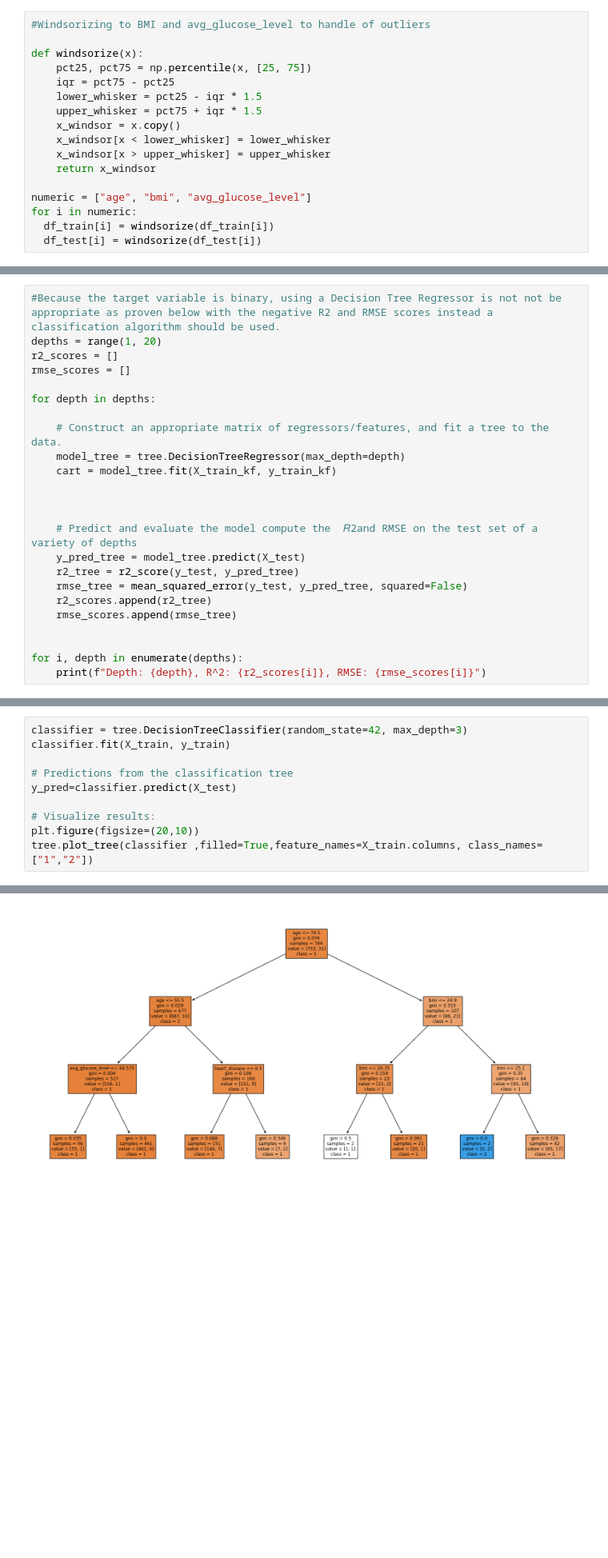
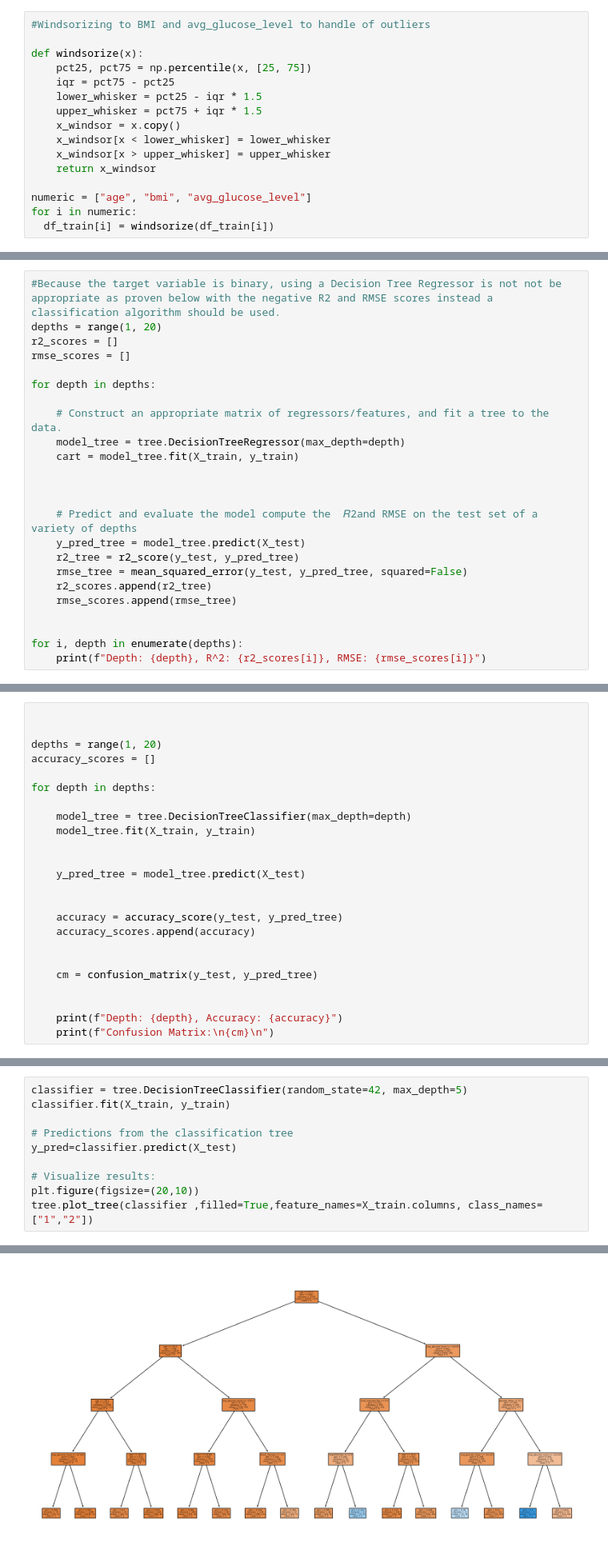
Before and after one commit to manaswinit26/group19, a Jupyter notebook: project_2/Project2.ipynb, the cells around one changed output, grey strips where cells are left out. Shown at 80% size. Cells and saved outputs as stored; diff of their text form; blank space fills up the shorter version.

```diff
--- a/project_2/Project2.ipynb
+++ b/project_2/Project2.ipynb
@@ -178,7 +178,6 @@ def windsorize(x):
 numeric = ["age", "bmi", "avg_glucose_level"]
 for i in numeric:
   df_train[i] = windsorize(df_train[i])
-  df_test[i] = windsorize(df_test[i])
 # %%
 # Creating dummy variables
 categorical_columns = ['smoking_status', 'Residence_type', 'gender', 'ever_married', 'work_type']
@@ -234,7 +232,7 @@ for depth in depths:
 
     # Construct an appropriate matrix of regressors/features, and fit a tree to the data.
     model_tree = tree.DecisionTreeRegressor(max_depth=depth)
-    cart = model_tree.fit(X_train_kf, y_train_kf)
+    cart = model_tree.fit(X_train, y_train)
 
 
 
@@ -252,0 +269,24 @@ NameError: ignored
+# %%
+
+
+depths = range(1, 20)
+accuracy_scores = []
+
+for depth in depths:
+
+    model_tree = tree.DecisionTreeClassifier(max_depth=depth)
+    model_tree.fit(X_train, y_train)
+
+
+    y_pred_tree = model_tree.predict(X_test)
+
+
+    accuracy = accuracy_score(y_test, y_pred_tree)
+    accuracy_scores.append(accuracy)
+
+
+    cm = confusion_matrix(y_test, y_pred_tree)
+
+
+    print(f"Depth: {depth}, Accuracy: {accuracy}")
+    print(f"Confusion Matrix:\n{cm}\n")
@@ -253,5 +311,5 @@ NameError: ignored
 # %%
-classifier = tree.DecisionTreeClassifier(random_state=42, max_depth=3)
+classifier = tree.DecisionTreeClassifier(random_state=42, max_depth=5)
 classifier.fit(X_train, y_train)
 
 # Predictions from the classification tree
@@ -279,2 +339,2 @@ tree.plot_tree(classifier ,filled=True,feature_names=X_train.columns, class_name
-[figure, old version]
+[figure, new version]
 # %%
```
Also changed, not shown: parts of 7 cells of this notebook.
